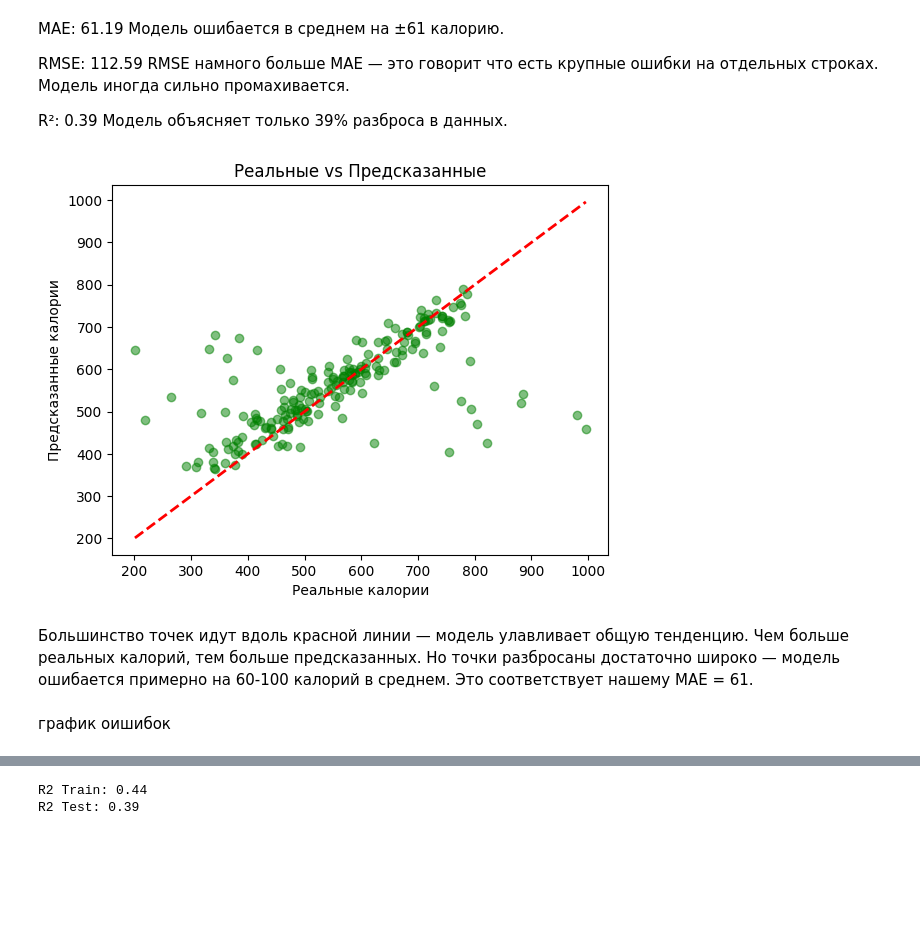
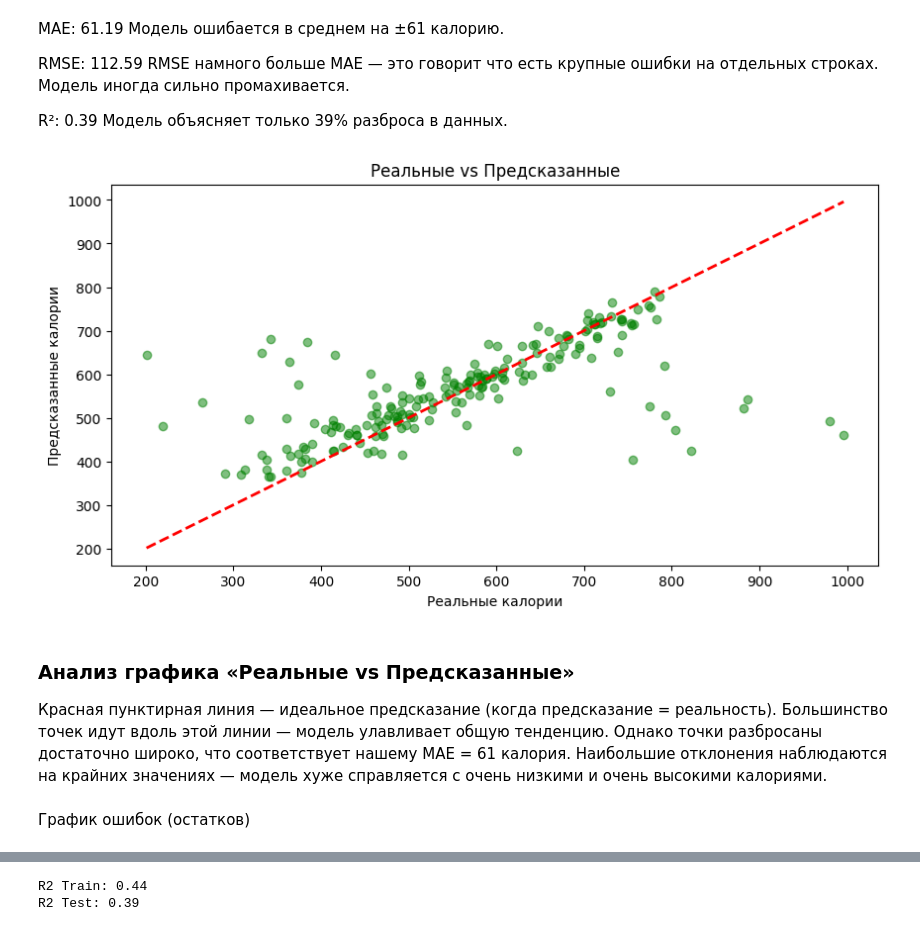
Before and after one commit to vzheltov/machine-learning, a Jupyter notebook: laba1/laba1.ipynb, the cells around one changed output, grey strips where cells are left out. Cells and saved outputs as stored; diff of their text form; code cells hidden in the pictures; blank space fills up the shorter version.

```diff
--- a/laba1.ipynb
+++ b/laba1/laba1.ipynb
@@ -129,11 +177,14 @@ sns.heatmap(df_new.corr(numeric_only=True), annot=True, fmt='.2f', cmap='coolwar
 from sklearn.model_selection import train_test_split
 from sklearn.linear_model import LinearRegression
 from sklearn.metrics import mean_absolute_error, mean_squared_error, r2_score
-X=df_new.drop(columns=['Calories Burned'])
-y=df_new['Calories Burned']
-X_train, X_test, y_train, y_test = train_test_split(X, y, test_size=0.2, random_state=42)
-print(f'Train: {X_train.shape}')
-print(f'Test: {X_test.shape}')
+
+X = df_new.drop(columns=["Calories Burned"])
+y = df_new["Calories Burned"]
+X_train, X_test, y_train, y_test = train_test_split(
+    X, y, test_size=0.2, random_state=42
+)
+print(f"Train: {X_train.shape}")
+print(f"Test: {X_test.shape}")
 # %% [output]
 Train: (800, 9)
 Test: (200, 9)
@@ -191,17 +255,19 @@ RMSE: 112.59 RMSE намного больше MAE — это говорит чт
 
 R²: 0.39 Модель объясняет только 39% разброса в данных.
 # %%
-plt.Figure(figsize=(10,5))
-plt.scatter(y_test, y_pred, alpha=0.5, color='green')
-plt.plot([y_test.min(), y_test.max()],[y_test.min(), y_test.max()], 'r--', linewidth=2)
-plt.xlabel('Реальные калории')
-plt.ylabel('Предсказанные калории')
-plt.title('Реальные vs Предсказанные')
+plt.figure(figsize=(10, 5))
+plt.scatter(y_test, y_pred, alpha=0.5, color="green")
+plt.plot([y_test.min(), y_test.max()], [y_test.min(), y_test.max()], "r--", linewidth=2)
+plt.xlabel("Реальные калории")
+plt.ylabel("Предсказанные калории")
+plt.title("Реальные vs Предсказанные")
 plt.show()
 # %% [output]
-[figure, old version]
+[figure, new version]
 # %% [markdown]
-Большинство точек идут вдоль красной линии — модель улавливает общую тенденцию. Чем больше реальных калорий, тем больше предсказанных. Но точки разбросаны достаточно широко — модель ошибается примерно на 60-100 калорий в среднем. Это соответствует нашему MAE = 61.
+### Анализ графика «Реальные vs Предсказанные»
+
+Красная пунктирная линия — идеальное предсказание (когда предсказание = реальность). Большинство точек идут вдоль этой линии — модель улавливает общую тенденцию. Однако точки разбросаны достаточно широко, что соответствует нашему MAE = 61 калория. Наибольшие отклонения наблюдаются на крайних значениях — модель хуже справляется с очень низкими и очень высокими калориями.
 # %% [markdown]
-график оишибок
+График ошибок (остатков)
 # %%
```
Also changed, not shown: parts of 43 cells of this notebook, 6 other files.
